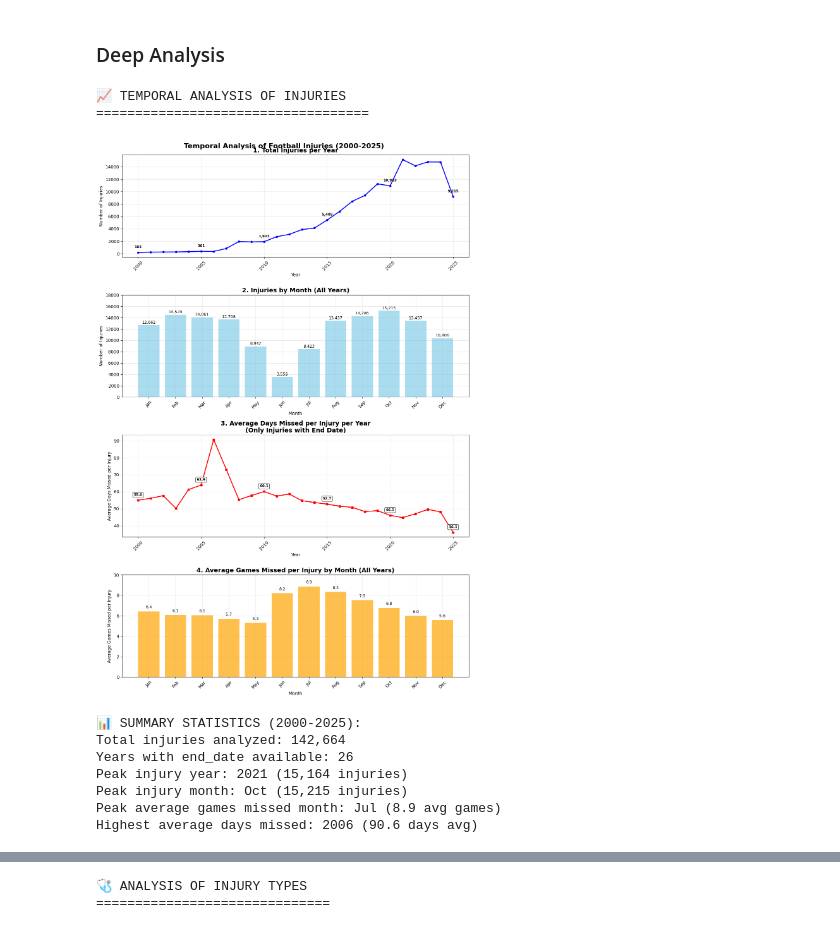
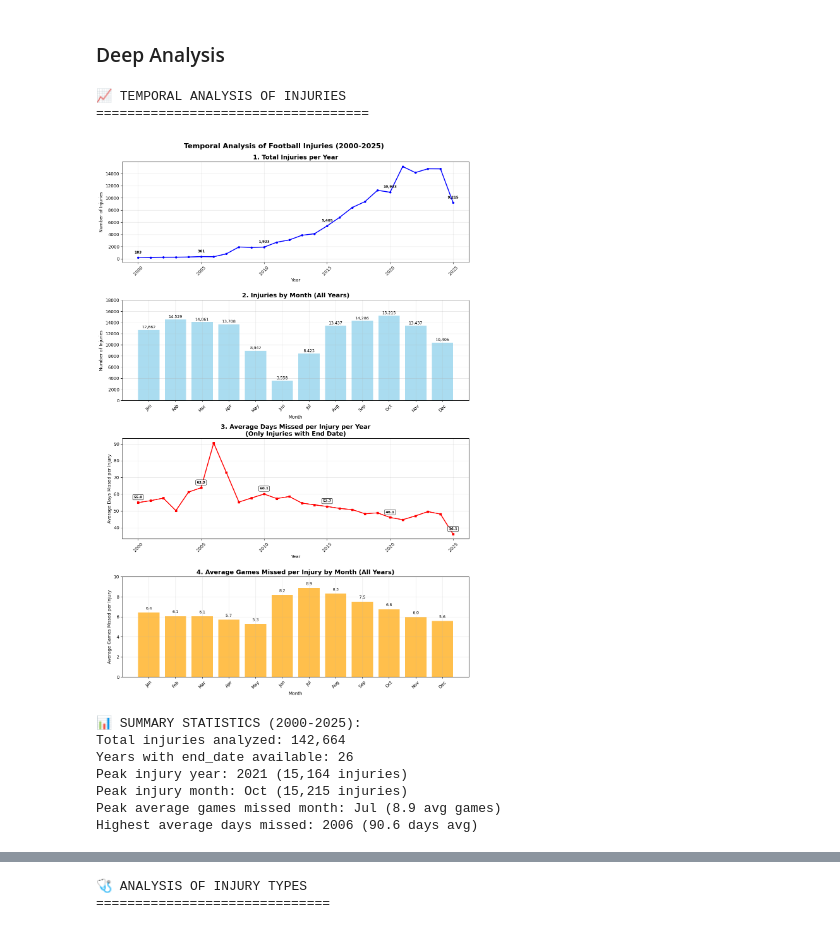
Before and after one commit to LeviMarra/PythonFootballAnalysis, a Jupyter notebook: football_analysis/notebooks/injuries_eda.ipynb, the cells around one changed output, grey strips where cells are left out. Cells and saved outputs as stored; diff of their text form; code cells hidden in the pictures.

```diff
--- a/football_analysis/notebooks/injuries_eda.ipynb
+++ b/football_analysis/notebooks/injuries_eda.ipynb
@@ -5,13 +12,8 @@
 # %%
-import pandas as pd
-import numpy as np
-import matplotlib.pyplot as plt
-import seaborn as sns
-import warnings
-warnings.filterwarnings('ignore')
+from src.data_loader import load_csv
 
-# Charging data
-player_profiles = pd.read_csv('../data/player_profiles.csv')
-market_values = pd.read_csv('../data/player_market_value.csv')
-player_performances = pd.read_csv('../data/player_performances.csv')
-player_injuries = pd.read_csv('../data/player_injuries.csv')
+
+player_profiles = load_csv("player_profiles.csv")
+market_values = load_csv("player_market_value.csv")
+player_performances = load_csv("player_performances.csv")
+player_injuries = load_csv("player_injuries.csv")
@@ -264,7 +271,7 @@ fig.suptitle('Temporal Analysis of Football Injuries (2000-2025)', fontsize=16,
 # 1. Total Injuries per Year
 yearly_injuries = injuries_from_2000.groupby(injuries_from_2000['from_date'].dt.year).size()
 axes[0].plot(yearly_injuries.index, yearly_injuries.values, marker='o', linewidth=2, markersize=4, color='blue')
-axes[0].set_title('1. Total Injuries per Year', fontsize=14, fontweight='bold')
+axes[0].set_title('\n1. Total Injuries per Year', fontsize=14, fontweight='bold')
 axes[0].set_xlabel('Year')
 axes[0].set_ylabel('Number of Injuries')
 axes[0].grid(True, alpha=0.3)
@@ -323,34 +330,34 @@ for year, avg_days in yearly_avg_days_missed.items():
 monthly_avg_games_missed = injuries_from_2000.groupby(injuries_from_2000['from_date'].dt.month)['games_missed'].mean()
 bars2 = axes[3].bar(monthly_avg_games_missed.index, monthly_avg_games_missed.values, color='orange', alpha=0.7)
 axes[3].set_title('4. Average Games Missed per Injury by Month (All Years)', fontsize=14, fontweight='bold')
 axes[3].set_xlabel('Month')
 axes[3].set_ylabel('Average Games Missed per Injury')
 axes[3].set_xticks(range(1, 13))
 axes[3].set_xticklabels(month_names, rotation=45)
 axes[3].set_ylim(0, 10)
 axes[3].grid(True, alpha=0.3)
 
 # Add value labels on top of bars
 for bar in bars2:
     height = bar.get_height()
     axes[3].text(bar.get_x() + bar.get_width()/2., height + 0.2,
                 f'{height:.1f}', ha='center', va='bottom', fontsize=9)
 
 plt.tight_layout()
 plt.show()
 
 # Print some statistics
 print(f"\n📊 SUMMARY STATISTICS (2000-2025):")
 print(f"Total injuries analyzed: {len(injuries_from_2000):,}")
 print(f"Years with end_date available: {len(yearly_avg_days_missed)}")
 print(f"Peak injury year: {yearly_injuries.idxmax()} ({yearly_injuries.max():,} injuries)")
 print(f"Peak injury month: {month_names[monthly_injuries.idxmax() - 1]} ({monthly_injuries.max():,} injuries)")
 print(f"Peak average games missed month: {month_names[monthly_avg_games_missed.idxmax() - 1]} ({monthly_avg_games_missed.max():.1f} avg games)")
 print(f"Highest average days missed: {yearly_avg_days_missed.idxmax()} ({yearly_avg_days_missed.max():.1f} days avg)")
 # %% [output]
 📈 TEMPORAL ANALYSIS OF INJURIES
 ===================================
-[figure, old version]
+[figure, new version]
 📊 SUMMARY STATISTICS (2000-2025):
 Total injuries analyzed: 142,664
 Years with end_date available: 26
```
Also changed, not shown: parts of 5 cells of this notebook, 2 other files.
